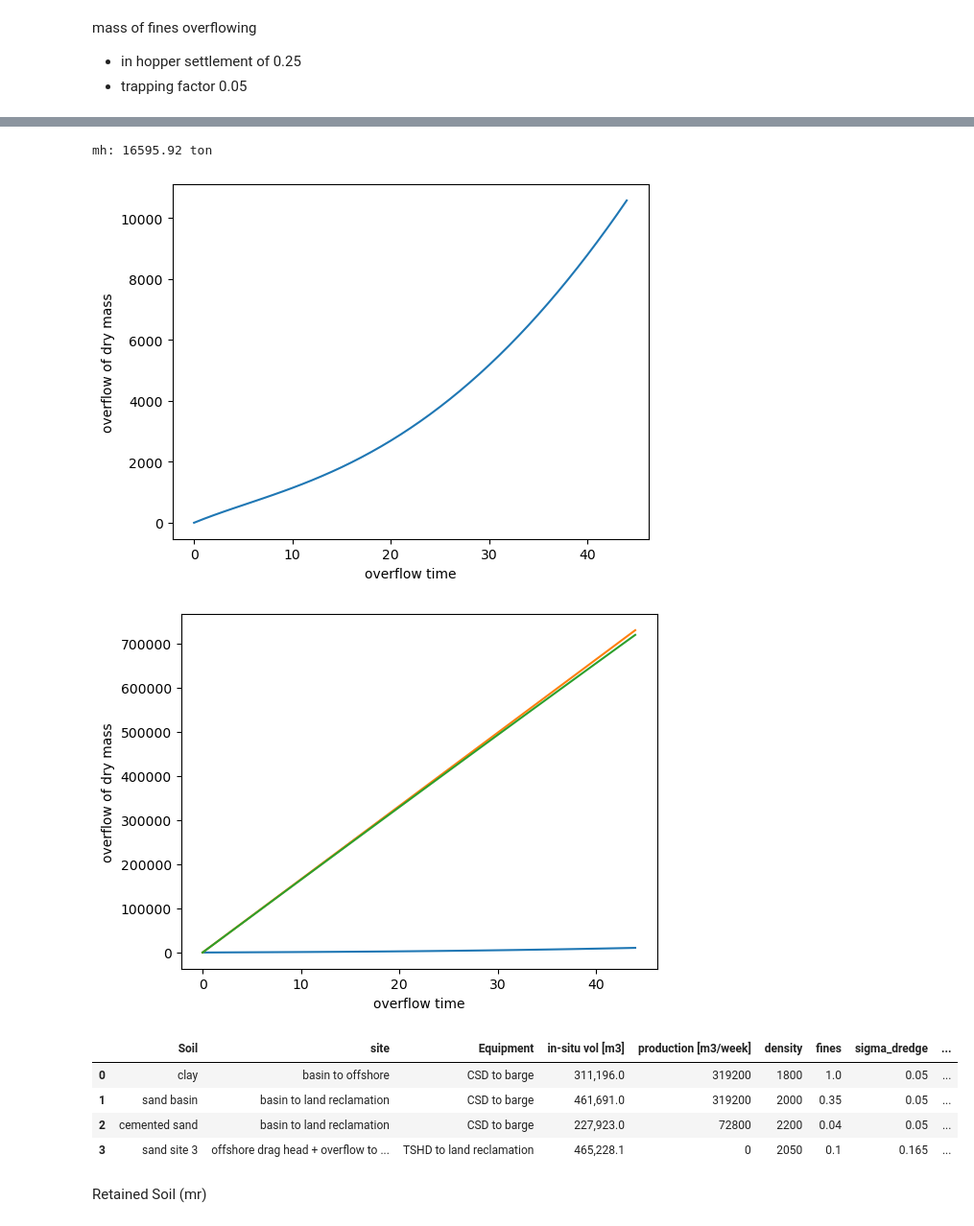
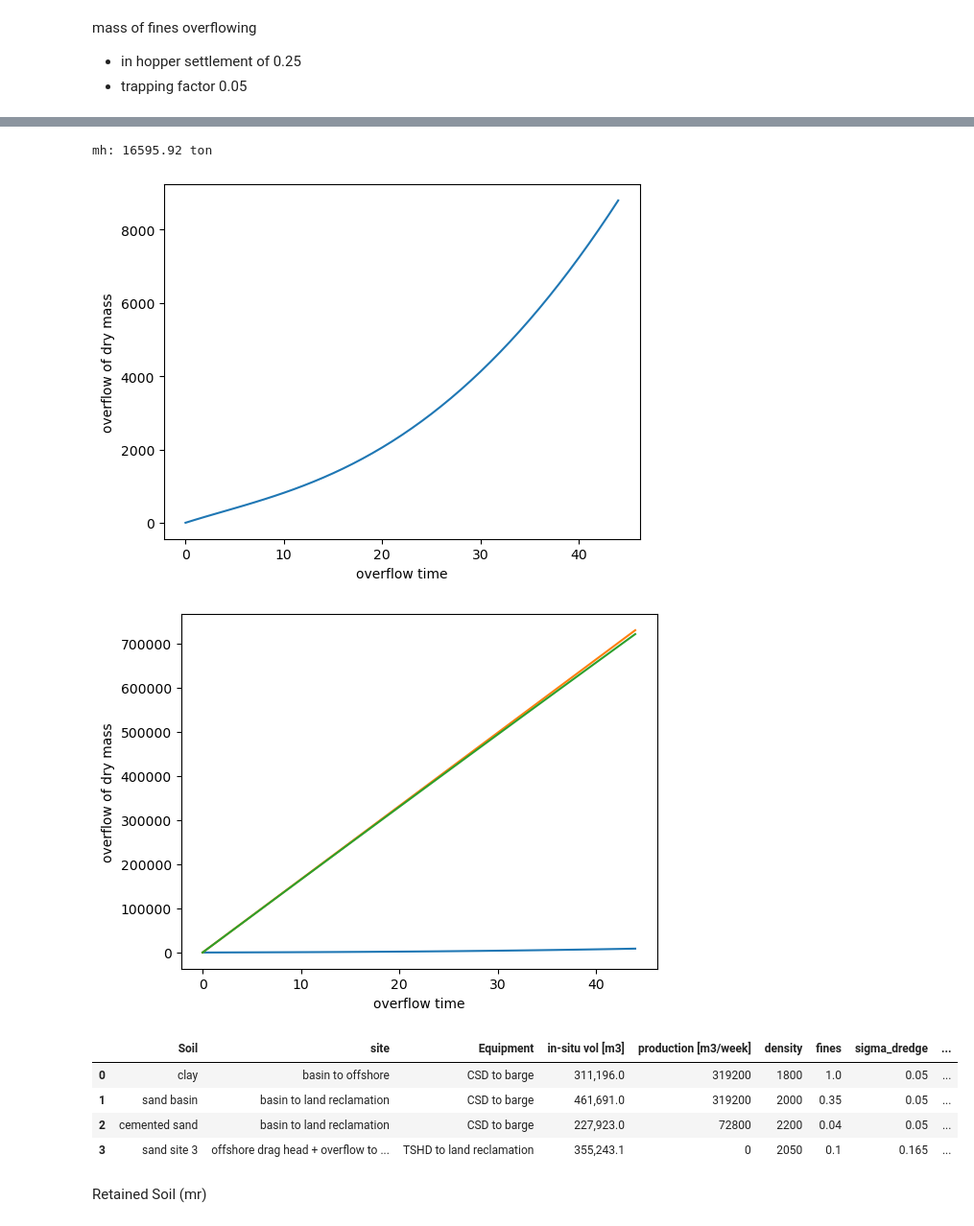
Before and after one commit to denisepierce01/Dredging, a Jupyter notebook: Dredging.ipynb, the cells around one changed output, grey strips where cells are left out. Shown: that part at 96% size. Cells and saved outputs as stored; diff of their text form; code cells hidden in the pictures.

```diff
--- a/Dredging.ipynb
+++ b/Dredging.ipynb
@@ -856,14 +706,12 @@ rho_excav = 1900.0  # kg/m3 (given)
 dilation = 0.2           # fractional increase in volume when excavated
 
 # In-situ volume of source material required (m3) and excavated (loose) volume
-in_situ_volume_needed_m3 = mass_solids_kg / rho_excav
+in_situ_volume_needed_m3 = mass_solids_kg / ((rho_excav + 2400 + 2000) / 3)
 dredged_volume_m3 = in_situ_volume_needed_m3 * (1.0 + dilation)
 reclam_vol_after_basinsand_Csand = round(
-    dredged_volume_m3 - basin_Sand_vol - basin_Cemented_Sand_vol, 1
-)
-# print(f"Target porosity (n) at Dr=80%: {n_final:.3f}")
-# print(f"Dry density of placed sand: {rho_dry_final:.0f} kg/m3")
-# print(f"Dry solids required: {mass_solids_kg:,.0f} kg = {mass_solids_ton:,.0f} t")
+    dredged_volume_m3 - basin_Sand_vol - basin_Cemented_Sand_vol, 1)
+
+
 print(f"In-situ source volume required (no dilation): {in_situ_volume_needed_m3:,.0f} m3")
 print(f"Excavated (loose) volume required (with dilation {dilation*100:.0f}%): {dredged_volume_m3:,.0f} m3")
 print(f"Additional volume needed after sand & cemented sand taken from basin deepening (with dilation {dilation*100:.0f}%) :", round(reclam_vol_after_basinsand_Csand,0), 'm3')
@@ -1195,7 +1044,7 @@ def calc_mo(t0,t1,t2,f_set,f_trap,mh):
 mh = overflow['mh'].values.tolist()[2]
 print('mh:', mh, 'ton')
 
-t1 = 25
+t1 = 39
 mo_serie = []
 toa_range = np.arange(0,45,1)
 
@@ -1215,10 +1064,10 @@ plt.xlabel('overflow time')
 plt.ylabel('overflow of dry mass');
 # %% [output]
 mh: 16595.92 ton
-[figure, old version]
+[figure, new version]
-[figure, old version]
+[figure, new version]
 # %%
-t1_project = {'CSD':0.01, 'CSD':0.01,'CSD':0.01, 'TSHD':25}
+t1_project = {'CSD':0.01, 'CSD':0.01,'CSD':0.01, 'TSHD':39}
 t2_project = {'CSD':0.01, 'CSD':0.01,'CSD':0.01,'TSHD':45,}
 
 overflow['t1'] =  overflow['Equipment'].map(t1_project)
@@ -1230,29 +1079,29 @@ overflow['t2'] =  overflow['Equipment'].map(t2_project)
 # # print(overflow
 # %%
 # Fix mapping: keys must match overflow['Equipment'] values (or use substring matching)
-t1_map = {'CSD to barge': 0.01, 'TSHD to land reclamation': 25}
+t1_map = {'CSD to barge': 0.01, 'TSHD to land reclamation': 39}
 t2_map = {'CSD to barge': 0.01, 'TSHD to land reclamation': 45}
 
 overflow['t1'] = overflow['Equipment'].map(t1_map)
 overflow['t2'] = overflow['Equipment'].map(t2_map)
 
 # Fallback: if any rows still NaN, set by substring
 mask_nan = overflow['t1'].isna() | overflow['t2'].isna()
 if mask_nan.any():
     overflow.loc[overflow['Equipment'].str.contains('CSD', na=False), ['t1','t2']] = [0.01, 0.01]
-    overflow.loc[overflow['Equipment'].str.contains('TSHD', na=False), ['t1','t2']] = [25, 45]
+    overflow.loc[overflow['Equipment'].str.contains('TSHD', na=False), ['t1','t2']] = [39, 45]
 
 # Vectorized recomputation of mo (same formula used previously)
 overflow['mo'] = ((overflow['t2'] - overflow['t1']) / (overflow['t2'] - 0)
                   * (1 - 0.25) * (1 - 0.05) * overflow['mh']).round(2)
 
 display(overflow)
 # %% [output]
 |  | Soil | site | Equipment | in-situ vol [m3] | production [m3/week] | density | fines | sigma_dredge | ... |
 | 0 | clay | basin to offshore | CSD to barge | 311,196.0 | 319200 | 1800 | 1.0 | 0.05 | ... |
 | 1 | sand basin | basin to land reclamation | CSD to barge | 461,691.0 | 319200 | 2000 | 0.35 | 0.05 | ... |
 | 2 | cemented sand | basin to land reclamation | CSD to barge | 227,923.0 | 72800 | 2200 | 0.04 | 0.05 | ... |
-| 3 | sand site 3 | offshore drag head + overflow to ... | TSHD to land reclamation | 465,228.1 | 0 | 2050 | 0.1 | 0.165 | ... |
+| 3 | sand site 3 | offshore drag head + overflow to ... | TSHD to land reclamation | 355,243.1 | 0 | 2050 | 0.1 | 0.165 | ... |
 # %% [markdown]
 Retained Soil (mr)
 # %%
```
Also changed, not shown: parts of 36 cells of this notebook.
